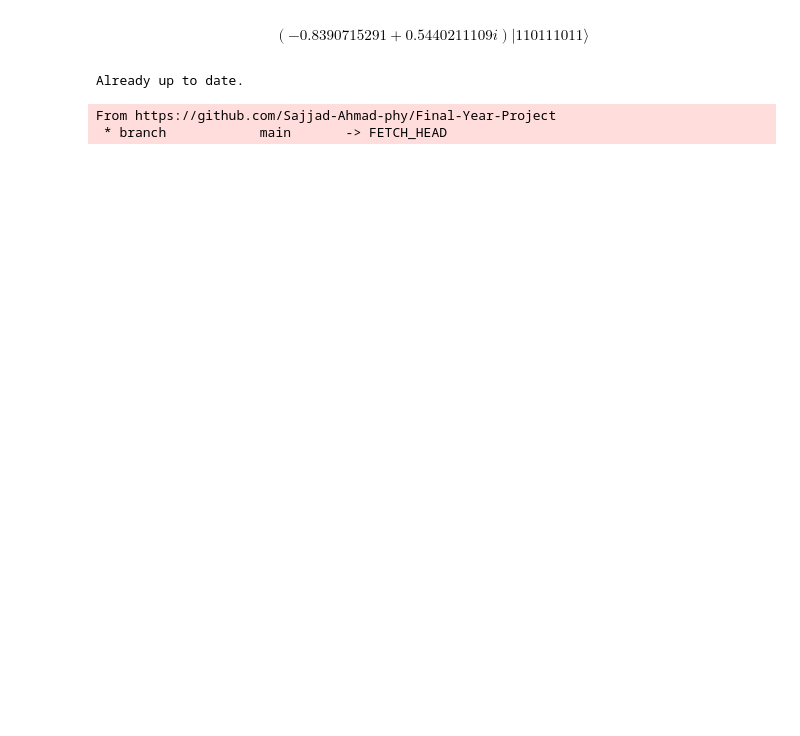
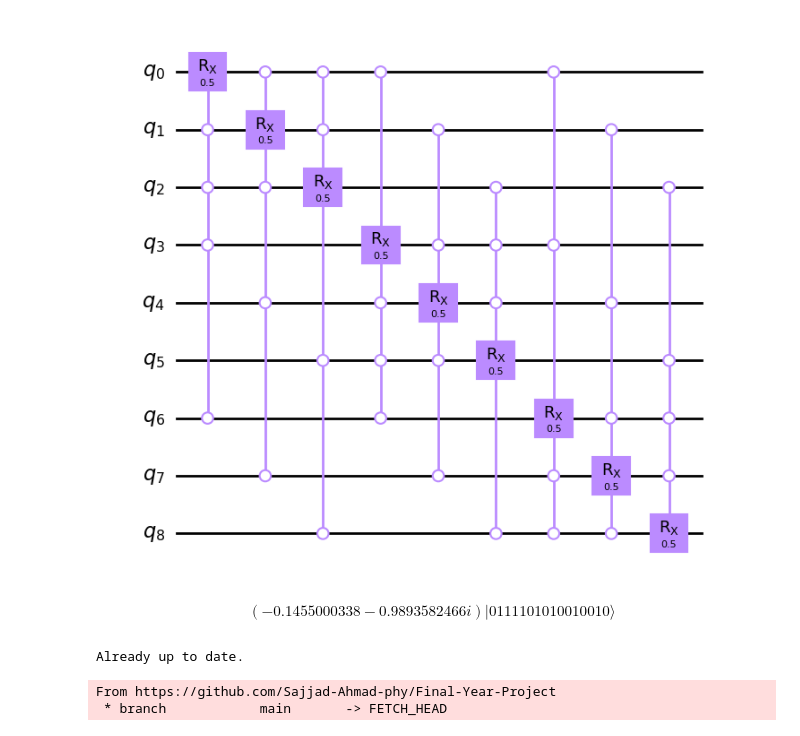
Before and after one commit to Sajjad-Ahmad-phy/A-Quantum-Neural-Network-for-Quadratic-Assignment-Problems, a Jupyter notebook: Encoding Layer.ipynb, the cells around one changed output. Drawn from its saved outputs; the diff is of its cells as text; code cells hidden in the pictures; blank space fills up the shorter version.

```diff
--- a/Encoding Layer.ipynb
+++ b/Encoding Layer.ipynb
@@ -68,10 +58,46 @@ qc.draw('mpl')
+# %%
+V = 3
+beta = Parameter(r'\beta')
+qc = QuantumCircuit(V*V)
+MCRX=RXGate(0.5).control(4, ctrl_state='0000')
+'Function that return the ctrl qubits for constrained layer'
+def ctrl_qubits(matrix, row_idx, col_idx):
+        neighbors = []
+        num_rows = len(matrix)
+        num_cols = len(matrix[0])
+
+        # Add neighbors from the same row
+        for j in range(num_cols):
+            if j != col_idx:  # Exclude the element itself
+                neighbors.append(matrix[row_idx][j])
+
+        # Add neighbors from the same column
+        for i in range(num_rows):
+            if i != row_idx:  # Exclude the element itself
+                neighbors.append(matrix[i][col_idx])
+
+        return neighbors
+
+
+"Defining contraint layer"
+def constraint_layer():
+        matrix = np.array([i for i in range(V*V)]).reshape(V, V)
+        for i in range(V):
+            for j in range(V):
+                ctrl = list(ctrl_qubits(matrix, i, j))+[matrix[i][j]]
+                qc.append(MCRX, ctrl)
+constraint_layer()
+qc.draw('mpl')
+# %% [output]
+[figure, added]
 # %%
 simulator = Aer.get_backend('statevector_simulator')
-result = execute(qc, simulator).result()
-statevector = result.get_statevector()
-statevector.draw('latex')
+qc1= transpile(qc, AerSimulator())
+result = simulator.run(qc1).result()
+sv = result.get_statevector(qc).draw('latex')
+sv
 # %% [output]
-$$(-0.8390715291 + 0.5440211109 i) |110111011\rangle$$
+$$(-0.1455000338 - 0.9893582466 i) |0111101010010010\rangle$$
 # %%
 !git pull origin main
 # %% [output]
```
Also changed, not shown: parts of 5 cells of this notebook, 4 other files.
